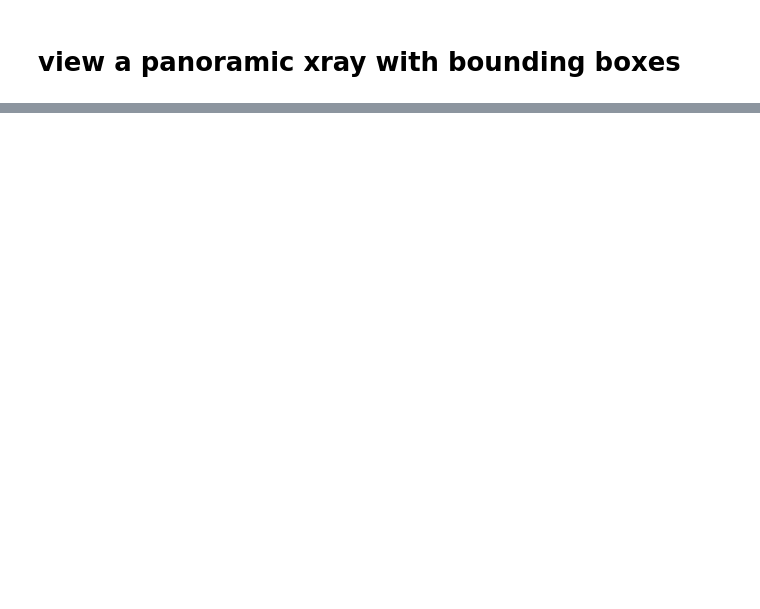
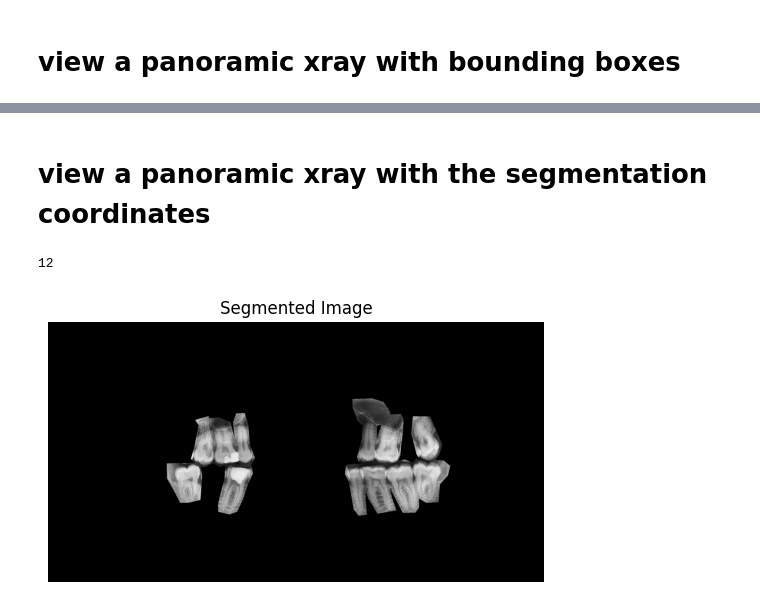
Before and after one commit to laithadi/dental-panoramic-xray-segmentation-and-classification, a Jupyter notebook: EDA/eda.ipynb, the cells around one changed output, grey strips where cells are left out. Saved outputs shown, nothing was run; the diff lists cells and outputs as text; code cells hidden in the pictures; blank space fills up the shorter version.

```diff
--- a/EDA/eda.ipynb
+++ b/EDA/eda.ipynb
@@ -99,0 +159,32 @@ plot_image_with_boxes(image_dir= image_dir, bboxes= bboxes)
+# %% [markdown]
+# view a panoramic xray with the segmentation coordinates
+# %%
+segmentation_masks = get_seg_masks(image_dir= image_dir)
+# %%
+len(segmentation_masks)
+# %% [output]
+12
+# %%
+# Read original image
+original_image = cv2.imread(image_dir)
+
+# Create a blank mask
+mask = np.zeros_like(original_image[:, :, 0])
+
+# Overlay segmentation mask(s) onto blank mask
+for mask_coordinates in segmentation_masks:
+    mask_coordinates = np.array(mask_coordinates)
+    mask_coordinates = mask_coordinates.reshape((-1, 1, 2))  # Reshape coordinates for fillPoly
+    cv2.fillPoly(mask, [mask_coordinates], (255, 255, 255))  # Fill the polygon defined by the coordinates
+
+
+# Overlay the mask on the original image
+segmented_image = cv2.bitwise_and(original_image, original_image, mask=mask)
+
+# Plot the segmented image
+plt.imshow(cv2.cvtColor(segmented_image, cv2.COLOR_BGR2RGB))
+plt.title('Segmented Image')
+plt.axis('off')
+plt.show()
+# %% [output]
+[figure, added]
```
Also changed, not shown: parts of 7 cells of this notebook.
